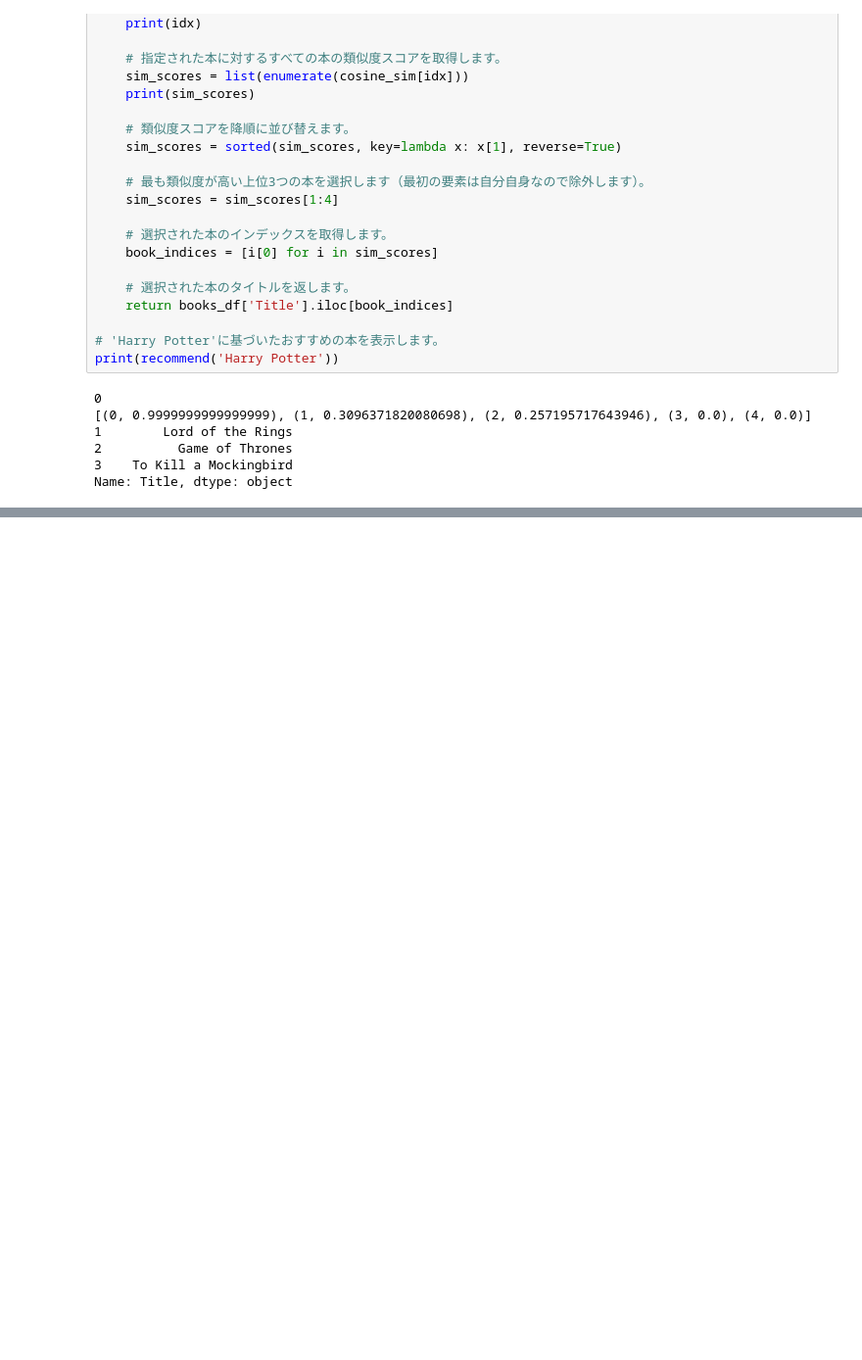
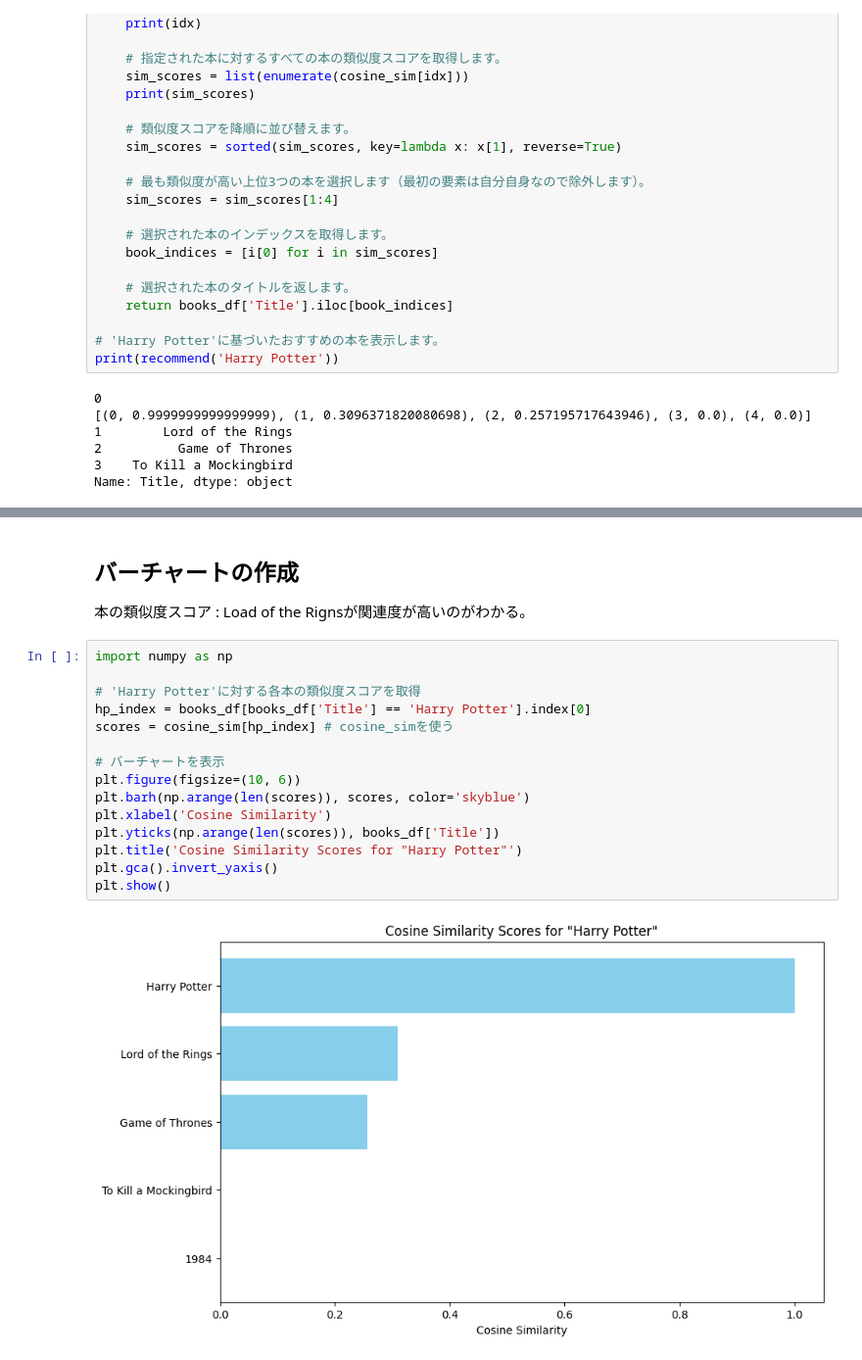
Before and after one commit to junya17/Content-Based-Filtering, a Jupyter notebook: Content_Based_Filtering.ipynb, the cells around one changed output, grey strips where cells are left out. Shown: that part at 98% size. Cells and saved outputs as stored; diff of their text form; blank space fills up the shorter version.

```diff
--- a/Content_Based_Filtering.ipynb
+++ b/Content_Based_Filtering.ipynb
@@ -156,0 +199,20 @@ array([[-0.51799128, -0.21961888],
+# %% [markdown]
+## バーチャートの作成
+本の類似度スコア : Load of the Rignsが関連度が高いのがわかる。
+# %%
+import numpy as np
+
+# 'Harry Potter'に対する各本の類似度スコアを取得
+hp_index = books_df[books_df['Title'] == 'Harry Potter'].index[0]
+scores = cosine_sim[hp_index] # cosine_simを使う
+
+# バーチャートを表示
+plt.figure(figsize=(10, 6))
+plt.barh(np.arange(len(scores)), scores, color='skyblue')
+plt.xlabel('Cosine Similarity')
+plt.yticks(np.arange(len(scores)), books_df['Title'])
+plt.title('Cosine Similarity Scores for "Harry Potter"')
+plt.gca().invert_yaxis()
+plt.show()
+# %% [output]
+[figure, added]
```
Also changed, not shown: parts of 20 cells of this notebook.
